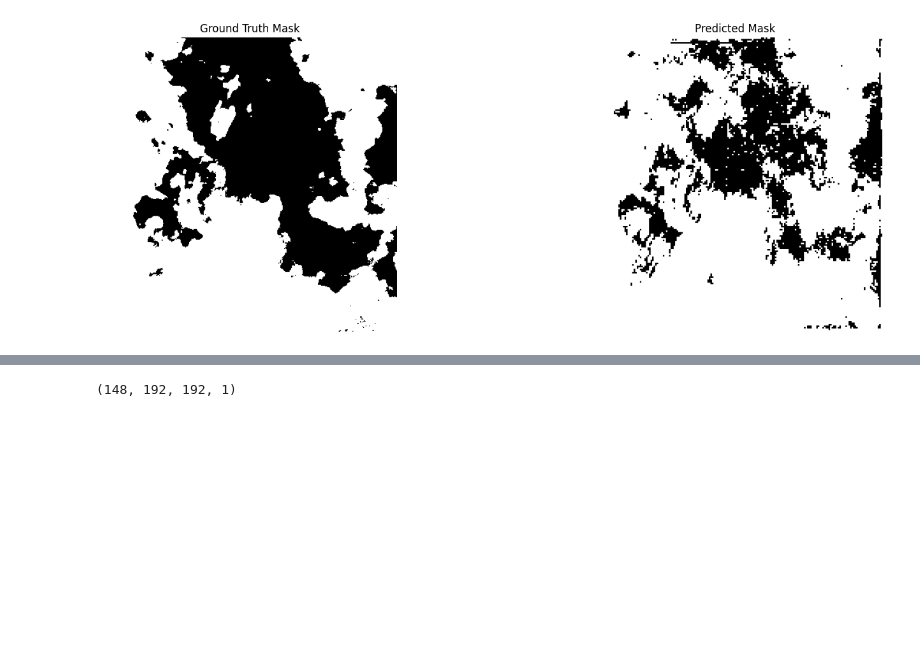
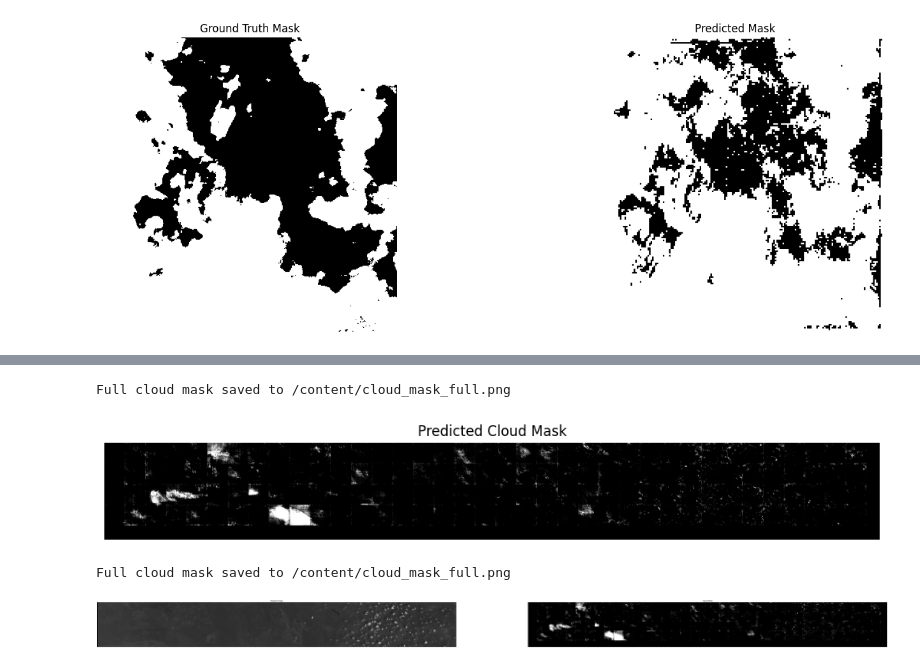
Before and after one commit to amsa10/CNN-segmentation, a Jupyter notebook: seg.ipynb, the cells around one changed output, grey strips where cells are left out. Drawn from its saved outputs; the diff is of its cells as text; code cells hidden in the pictures; blank space fills up the shorter version.

```diff
--- a/seg.ipynb
+++ b/seg.ipynb
@@ -246,19 +310,6 @@ from PIL import Image
 from skimage.transform import resize
 import tensorflow as tf  # Or import your model library
 import matplotlib.pyplot as plt
-
-# Load the image
-image_path = '/content/img.tiff'
-image = Image.open(image_path)
-
-# Convert to NumPy array
-img_array = np.array(image)
-
-# Normalize to range [0, 1]
-#img_array = img_array / 65535.0
-
-# Expand dimensions for single-channel to RGBNIR (assuming dummy channels)
-rgbnir_array = np.stack([img_array] * 4, axis=-1)  # Assuming dummy RGBNIR
 
 # Define functions to extract patches and resize them
 def extract_patches(img, patch_size, resize_to):
@@ -271,12 +322,17 @@ def extract_patches(img, patch_size, resize_to):
             patches.append(patch_resized)
     return np.array(patches)
 
-# Extract and resize patches
-patches = extract_patches(rgbnir_array, patch_size=384, resize_to=(192, 192, 4))
+# Process each stacked patch individually
+all_patches = []  # Store patches from all stacked images
+for stacked_patch in stacked_patches:
+    # Extract and resize patches for the current stacked patch
+    patches = extract_patches(stacked_patch, patch_size=384, resize_to=(192, 192, 4))
+    all_patches.append(patches)
+
+# Stack all the patches into a single array (if needed)
+all_patches_array = np.vstack(all_patches)
 
 # Load your pretrained model
 # Replace this with your model loading code
-predictions = model.predict(patches)
-
-# Predict cloud masks predictions = model.predict(patches)
+predictions = model.predict(all_patches_array)
 # %% [output]
@@ -284,7 +340,3 @@ predictions = model.predict(patches)
-# %%
-predictions.shape
-# %% [output]
-(148, 192, 192, 1)
 # %%
 import numpy as np
 import tensorflow as tf
@@ -297,15 +349,15 @@ original_width = 14456
 original_height = 1800
 patch_size = 384
 resized_patch_size = 192
-global_threshold = 0.047
+global_threshold = 0.00000000000047
 
 
 # Binarize the predictions using the global threshold
+
 binary_predictions = predictions > global_threshold
-
 # Resize each patch to 384x384
 resized_predictions = np.zeros((binary_predictions.shape[0], patch_size, patch_size), dtype=np.float32)
-for i in range(binary_predictions.shape[0]):
+for i in range(predictions.shape[0]):
     resized_predictions[i] = resize(binary_predictions[i, :, :, 0], (patch_size, patch_size), mode='constant')
 
 # Define the number of patches
@@ -326,40 +378,43 @@ for i in range(num_patches_y):
 
         # Ensure the end indices do not exceed the image dimensions
         if end_y > original_height:
             end_y = original_height
         if end_x > original_width:
             end_x = original_width
 
         # Calculate patch indices in resized_predictions
         patch_idx = i * num_patches_x + j
         patch = resized_predictions[patch_idx]
 
         # Add patch to full image and update count map
         cloud_mask_full[start_y:end_y, start_x:end_x] += patch[:end_y - start_y, :end_x - start_x]
         count_map[start_y:end_y, start_x:end_x] += 1
 
 # Normalize the full cloud mask
 cloud_mask_full /= np.maximum(count_map, 1)
 
 # Save the cloud mask as an image
 output_mask_path = '/content/cloud_mask_full.png'
 plt.imsave(output_mask_path, cloud_mask_full, cmap='gray')
 
 print(f"Full cloud mask saved to {output_mask_path}")
 
 # Display the full cloud mask
 plt.figure(figsize=(12, 6))
 plt.title('Predicted Cloud Mask')
 plt.imshow(cloud_mask_full, cmap='gray')
 plt.axis('off')
 plt.show()
+# %% [output]
+Full cloud mask saved to /content/cloud_mask_full.png
+[figure, added]
 # %%
 import numpy as np
 from PIL import Image
 import matplotlib.pyplot as plt
 
 # Load the original image
-original_image_path = '/content/img.tiff'
+original_image_path = '/content/data/blue.tiff'
 original_image = Image.open(original_image_path)
 
 # Assuming cloud_mask_full is already computed and normalized
@@ -389,3 +444,6 @@ plt.imshow(cloud_mask_full, cmap='gray', vmin=0, vmax=1)
 plt.axis('off')
 
 plt.show()
+# %% [output]
+Full cloud mask saved to /content/cloud_mask_full.png
+[figure, added]
```
Also changed, not shown: parts of 7 cells of this notebook.
